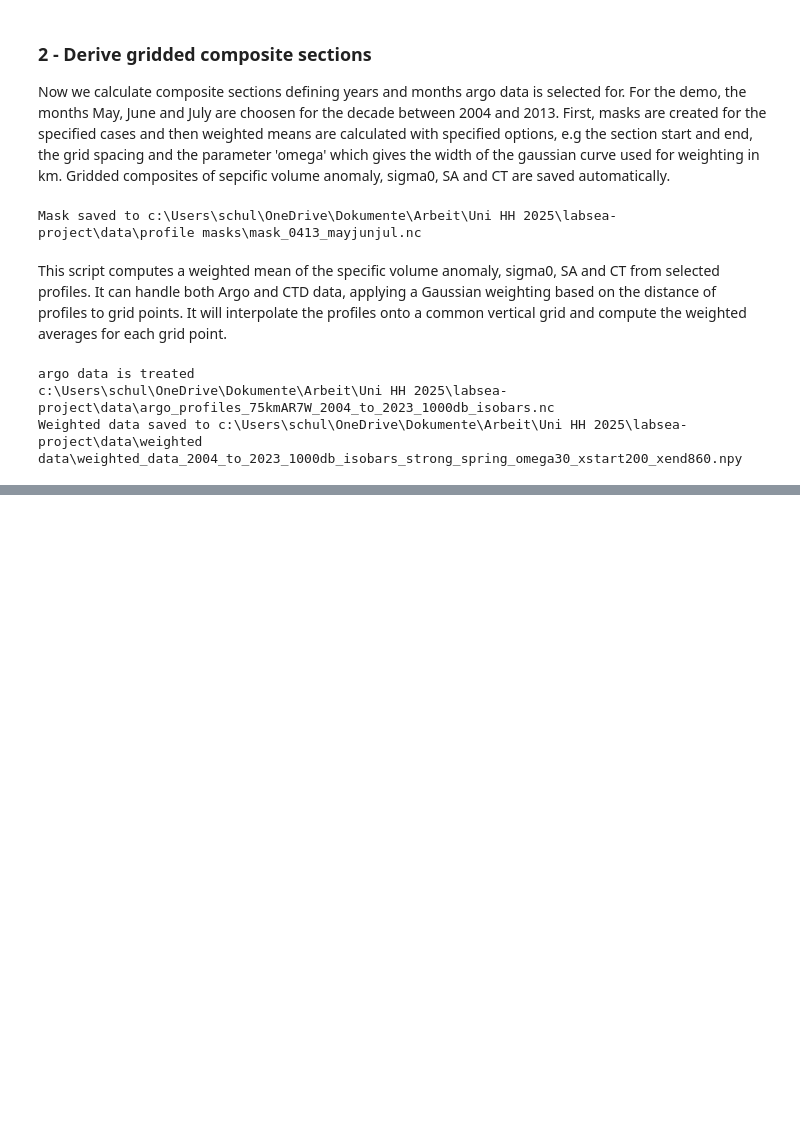
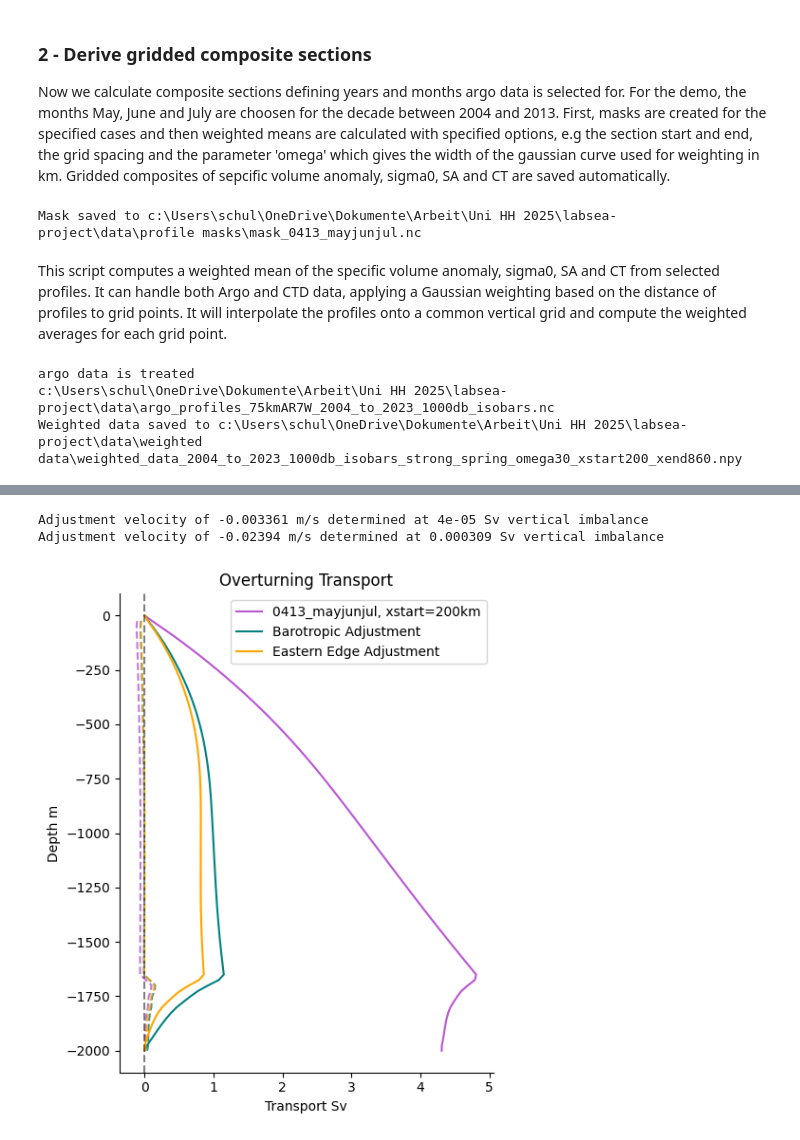
Before and after one commit to katjaschultz/labsea-project, a Jupyter notebook: notebooks/demo.ipynb, the cells around one changed output, grey strips where cells are left out. Cells and saved outputs as stored; diff of their text form; code cells hidden in the pictures; blank space fills up the shorter version.

```diff
--- a/notebooks/demo.ipynb
+++ b/notebooks/demo.ipynb
@@ -121,0 +163,77 @@ Weighted data saved to c:\Users\schul\OneDrive\Dokumente\Arbeit\Uni HH 2025\labs
+# %%
+# calc adujustment to balance transport in depth space
+v = Ds['v'].values.copy()
+xhalf = Ds['xhalf'].values
+z = Ds['z'].values
+sigma0half = Ds['sigma0half'].values.copy()
+
+# barotropic adj.
+c0 = tools.find_adjustment_velocity(v, xhalf*1e3, z*-1, onlyEast=False)
+strf_z_adj0, strf_x_adj0, imbalance_adj0, mask_xa_adj0, pw_trapz_z0, pw_trapz_x_adj0 = tools.derive_strf(v, xhalf*1e3, z*-1, sensitivity=c0, onlyEast=False)
+Ds['c0'] = c0
+
+# declare new dataset to store the results
+Ds_adj = xr.Dataset(
+    {
+        'v': (['z', 'xhalf'], v),
+        'c0': c0,
+        'strf_z': (['z'], strf_z_adj0),
+        'strf_x': (['xhalf'], strf_x_adj0),
+        'imbalance': imbalance_adj0,
+        'mask_xa': (['xhalf'], mask_xa_adj0.data),
+        'piecewise_trapz_z': (['z0'], pw_trapz_z0),
+        'piecewise_trapz_x': (['x0'], pw_trapz_x_adj0)
+    },
+    coords={
+        'xhalf': ('xhalf', xhalf),
+        'z': ('z', z),
+        'z0': ('z0', z[1:]),
+        'x0': ('x0', xhalf[1:]),
+    }
+)
+
+# adj. at eastern edge
+c_east = tools.find_adjustment_velocity(v, xhalf*1e3, z*-1, onlyEast=True)
+Ds['c_east'] = c_east
+
+strf_z_adj_east, strf_x_adj_east, imbalance_adj_east, mask_xa_adj_east, pw_trapz_z_east, pw_trapz_x_adj_east = tools.derive_strf(v, xhalf*1e3, z*-1, sensitivity=c_east, onlyEast=True)
+
+
+# Declare new dataset to store the results
+Ds_adj_east = xr.Dataset(
+    {
+        'v': (['z', 'xhalf'], v),
+        'c_east': c_east,
+        'strf_z': (['z'], strf_z_adj_east),
+        'strf_x': (['xhalf'], strf_x_adj_east),
+        'imbalance': imbalance_adj_east,
+        'mask_xa': (['xhalf'], mask_xa_adj_east.data),
+        'piecewise_trapz_z': (['z0'], pw_trapz_z_east),
+        'piecewise_trapz_x': (['x0'], pw_trapz_x_adj_east)
+    },
+    coords={
+        'xhalf': ('xhalf', xhalf),
+        'z': ('z', z),
+        'z0': ('z0', z[1:]),
+        'x0': ('x0', xhalf[1:]),
+    }
+)
+# %% [output]
+Adjustment velocity of -0.003361 m/s determined at 4e-05 Sv vertical imbalance
+Adjustment velocity of -0.02394 m/s determined at 0.000309 Sv vertical imbalance
+# %%
+# plotting all together
+
+plotters.plot_overturning_transport(
+    Ds,
+    main_label=f"{case}, xstart={xstart}km",
+    main_color="mediumorchid",
+    extra_lines=[
+        {'ds': Ds_adj, 'label': 'Barotropic Adjustment', 'color': 'teal'},
+        {'ds': Ds_adj_east, 'label': 'Eastern Edge Adjustment', 'color': 'orange'}
+    ],
+    title="Overturning Transport",
+    savepath=None
+)
+# %% [output]
+[figure, added]
```
Also changed, not shown: parts of 11 cells of this notebook, 1 other file.
